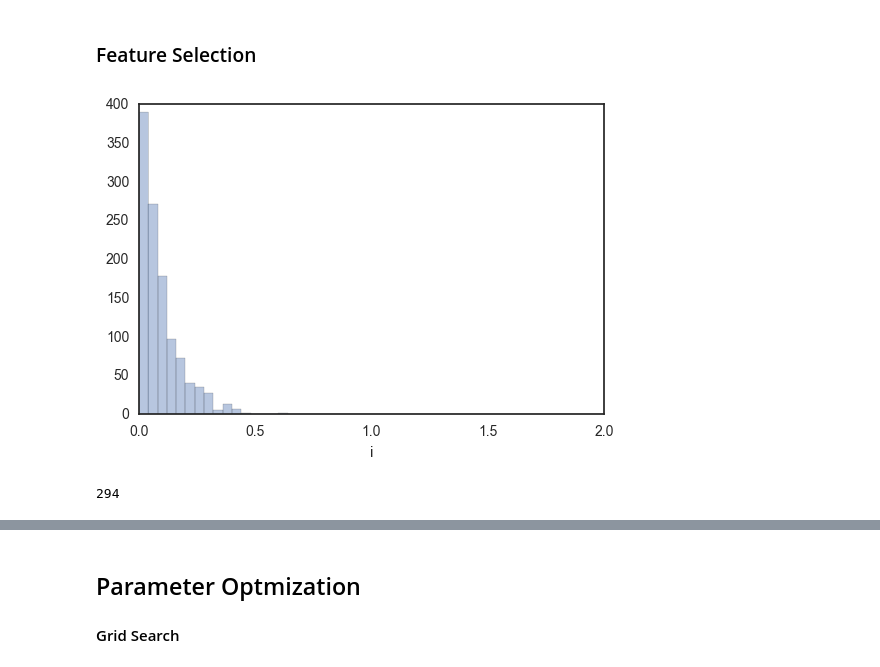
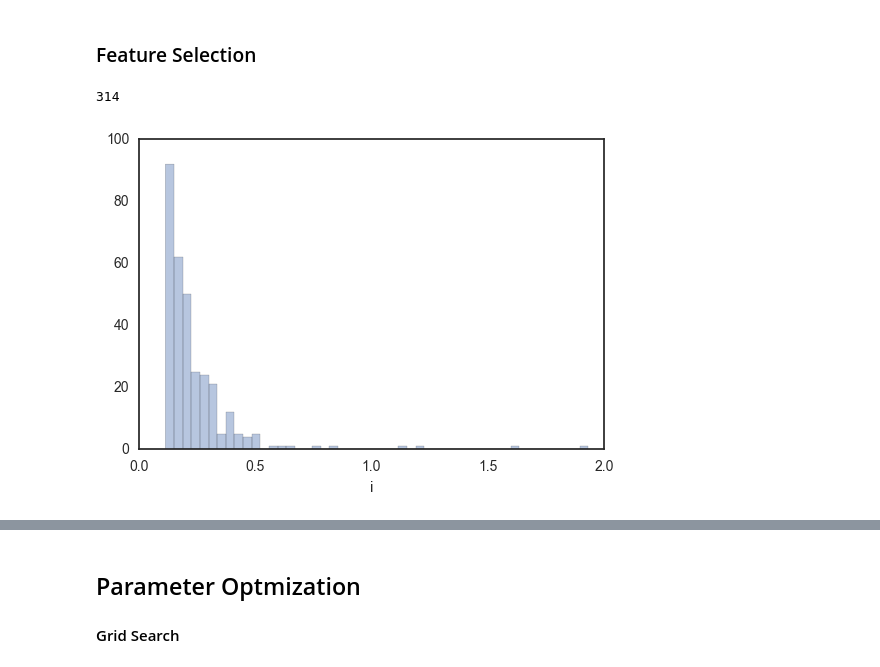
Before and after one commit to adrielvieira/machine-learning, a Jupyter notebook: projects/capstone/Santander Customer Satisfaction.ipynb, the cells around one changed output, grey strips where cells are left out. Saved outputs shown, nothing was run; the diff lists cells and outputs as text; code cells hidden in the pictures.

```diff
--- a/projects/capstone/Santander Customer Satisfaction.ipynb
+++ b/projects/capstone/Santander Customer Satisfaction.ipynb
@@ -388,8 +373,9 @@ importances = get_feature_importances(train)
+# %%
+n_important = len(importances.loc[importances.i>importances.i.mean()])
+n_important
+# %% [output]
+314
 # %%
-sns.distplot(importances.i, kde=False);
+sns.distplot(importances.i.head(n_important), kde=False);
 # %% [output]
-[figure, old version]
+[figure, new version]
-# %%
-len(importances.loc[importances.i>importances.i.mean()])
-# %% [output]
-294
```
Also changed, not shown: parts of 158 cells of this notebook, 5 other files.
